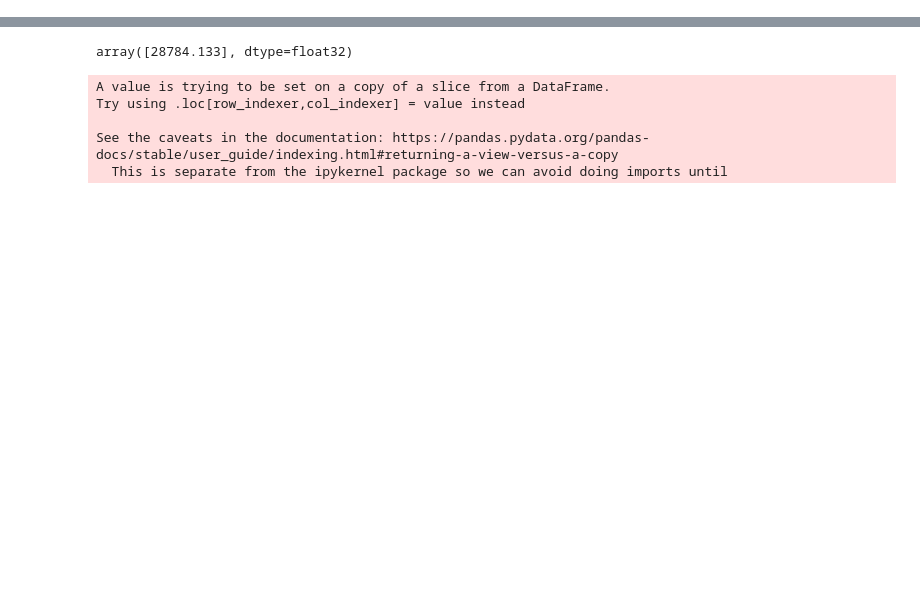
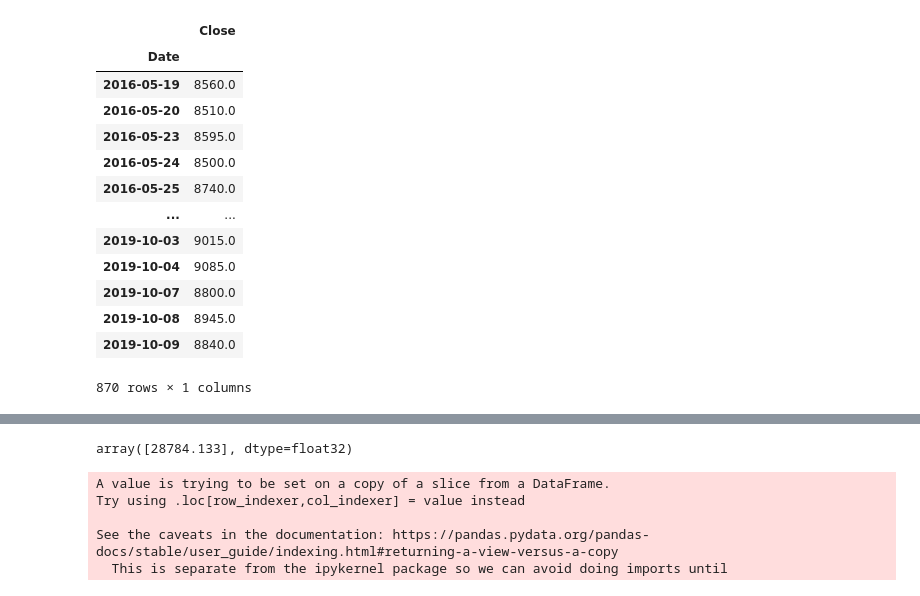
Before and after one commit to andreanstev/Stock_Price_Prediction_LSTM, a Jupyter notebook: StockPriceLSTM.ipynb, the cells around one changed output, grey strips where cells are left out. Saved outputs shown, nothing was run; the diff lists cells and outputs as text; code cells hidden in the pictures; blank space fills up the shorter version.

```diff
--- a/StockPriceLSTM.ipynb
+++ b/StockPriceLSTM.ipynb
@@ -31,0 +52,17 @@ scaled_data = scaler.fit_transform(dataset) #scaled_data.shape = (642, 1)
+# %%
+data.iloc[0:data_len-h-inp,:]
+# %% [output]
+|  | Close |
+| Date |  |
+| 2016-05-19 | 8560.0 |
+| 2016-05-20 | 8510.0 |
+| 2016-05-23 | 8595.0 |
+| 2016-05-24 | 8500.0 |
+| 2016-05-25 | 8740.0 |
+| ... | ... |
+| 2019-10-03 | 9015.0 |
+| 2019-10-04 | 9085.0 |
+| 2019-10-07 | 8800.0 |
+| 2019-10-08 | 8945.0 |
+| 2019-10-09 | 8840.0 |
+870 rows × 1 columns
```
Also changed, not shown: parts of 25 cells of this notebook.
